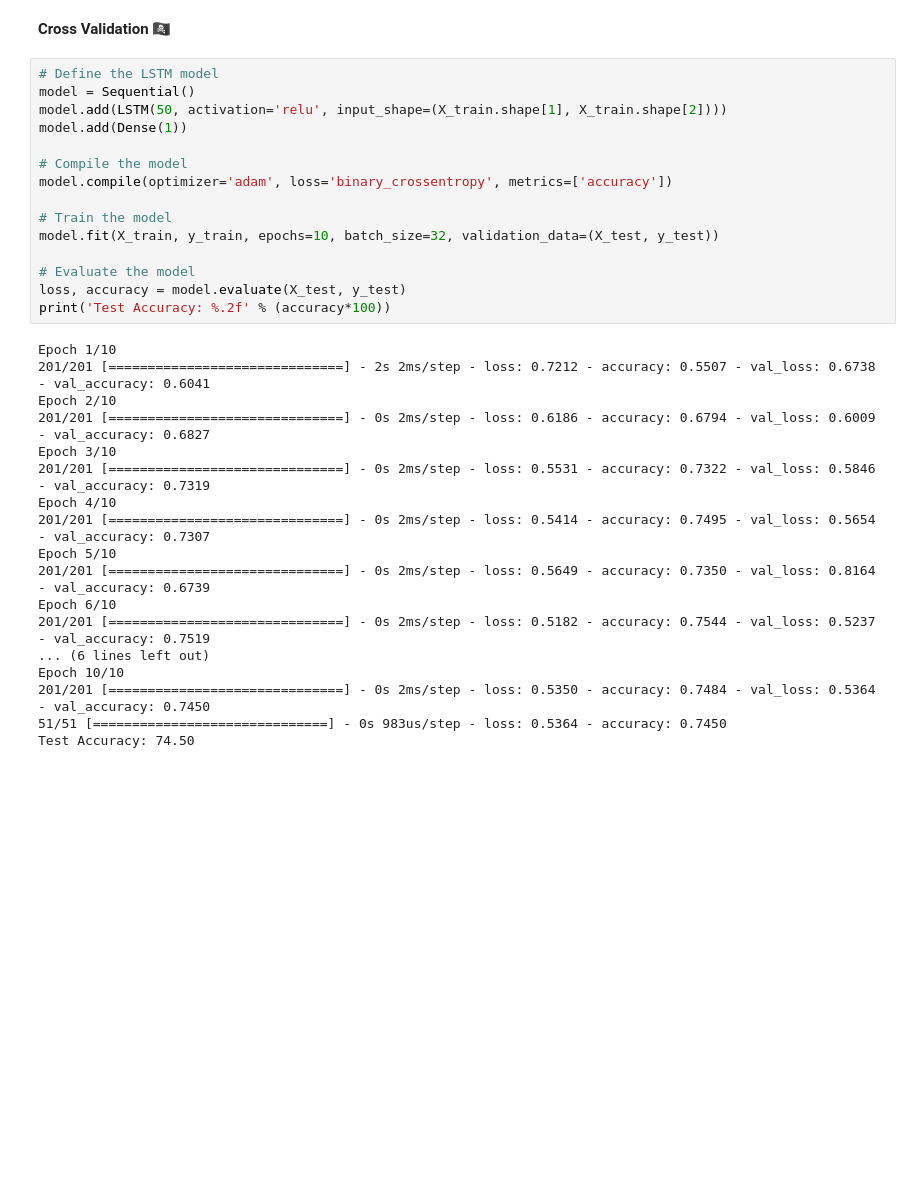
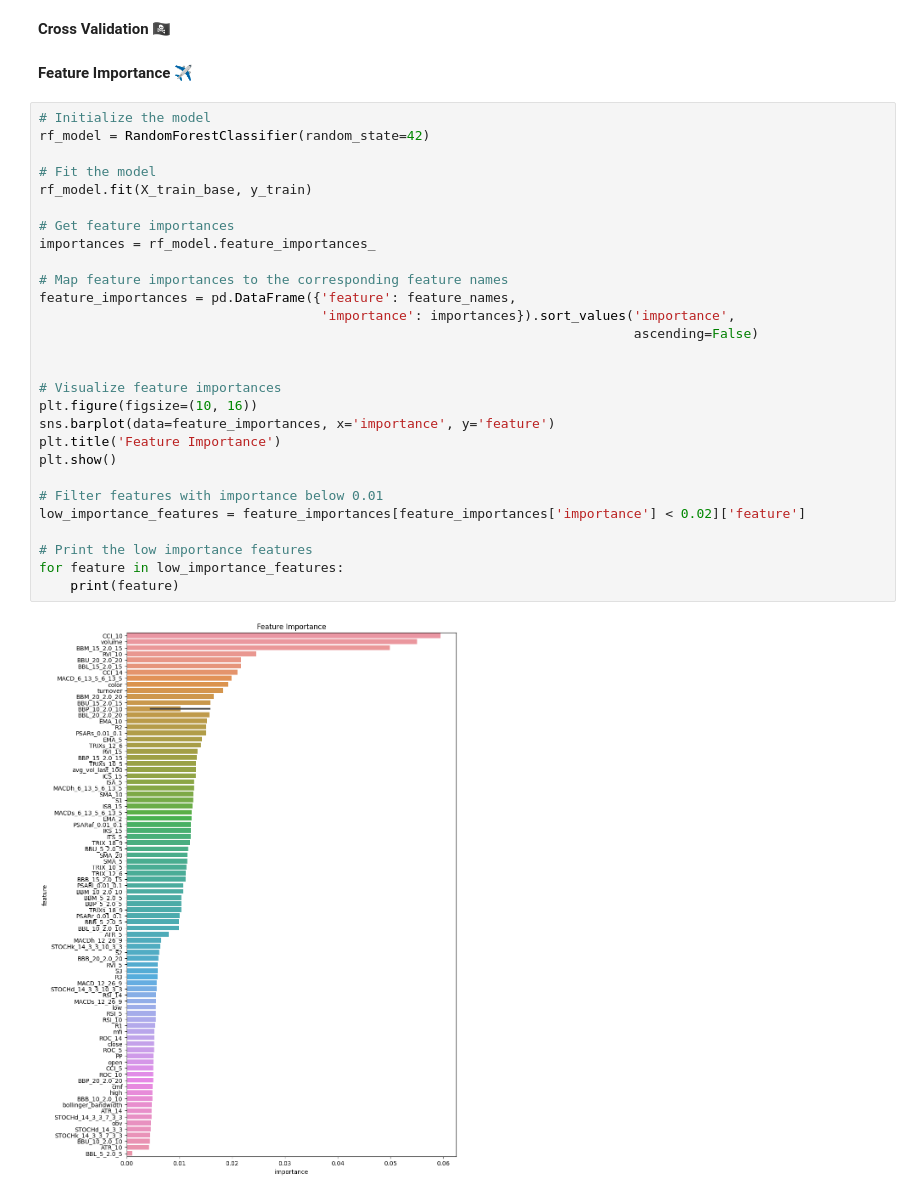
Before and after one commit to Jnorm911/websocket_trading, a Jupyter notebook: src/binary_classification/lstm/lstm_model.ipynb, the cells around one changed output. Saved outputs shown, nothing was run; the diff lists cells and outputs as text; blank space fills up the shorter version.

```diff
--- a/src/binary_classification/lstm/lstm_model.ipynb
+++ b/src/binary_classification/lstm/lstm_model.ipynb
@@ -251,35 +302,34 @@ print(f"Selected features: {selected_features}")
 # %% [markdown]
 **Cross Validation** 🏴‍☠️
-# %%
-# Define the LSTM model
-model = Sequential()
-model.add(LSTM(50, activation='relu', input_shape=(X_train.shape[1], X_train.shape[2])))
-model.add(Dense(1))
-
-# Compile the model
-model.compile(optimizer='adam', loss='binary_crossentropy', metrics=['accuracy'])
-
-# Train the model
-model.fit(X_train, y_train, epochs=10, batch_size=32, validation_data=(X_test, y_test))
-
-# Evaluate the model
-loss, accuracy = model.evaluate(X_test, y_test)
-print('Test Accuracy: %.2f' % (accuracy*100))
-# %% [output]
-Epoch 1/10
-201/201 [==============================] - 2s 2ms/step - loss: 0.7212 - accuracy: 0.5507 - val_loss: 0.6738 - val_accuracy: 0.6041
-Epoch 2/10
-201/201 [==============================] - 0s 2ms/step - loss: 0.6186 - accuracy: 0.6794 - val_loss: 0.6009 - val_accuracy: 0.6827
-Epoch 3/10
-201/201 [==============================] - 0s 2ms/step - loss: 0.5531 - accuracy: 0.7322 - val_loss: 0.5846 - val_accuracy: 0.7319
-Epoch 4/10
-201/201 [==============================] - 0s 2ms/step - loss: 0.5414 - accuracy: 0.7495 - val_loss: 0.5654 - val_accuracy: 0.7307
-Epoch 5/10
-201/201 [==============================] - 0s 2ms/step - loss: 0.5649 - accuracy: 0.7350 - val_loss: 0.8164 - val_accuracy: 0.6739
-Epoch 6/10
-201/201 [==============================] - 0s 2ms/step - loss: 0.5182 - accuracy: 0.7544 - val_loss: 0.5237 - val_accuracy: 0.7519
-... (6 lines left out)
-Epoch 10/10
-201/201 [==============================] - 0s 2ms/step - loss: 0.5350 - accuracy: 0.7484 - val_loss: 0.5364 - val_accuracy: 0.7450
-51/51 [==============================] - 0s 983us/step - loss: 0.5364 - accuracy: 0.7450
-Test Accuracy: 74.50
+# %% [markdown]
+**Feature Importance** ✈️
+# %%
+# Initialize the model
+rf_model = RandomForestClassifier(random_state=42)
+
+# Fit the model
+rf_model.fit(X_train_base, y_train)
+
+# Get feature importances
+importances = rf_model.feature_importances_
+
+# Map feature importances to the corresponding feature names
+feature_importances = pd.DataFrame({'feature': feature_names,
+                                    'importance': importances}).sort_values('importance',
+                                                                            ascending=False)
+
+
+# Visualize feature importances
+plt.figure(figsize=(10, 16))
+sns.barplot(data=feature_importances, x='importance', y='feature')
+plt.title('Feature Importance')
+plt.show()
+
+# Filter features with importance below 0.01
+low_importance_features = feature_importances[feature_importances['importance'] < 0.02]['feature']
+
+# Print the low importance features
+for feature in low_importance_features:
+    print(feature)
+# %% [output]
+[figure, added]
```
Also changed, not shown: parts of 12 cells of this notebook, 1 other file.
